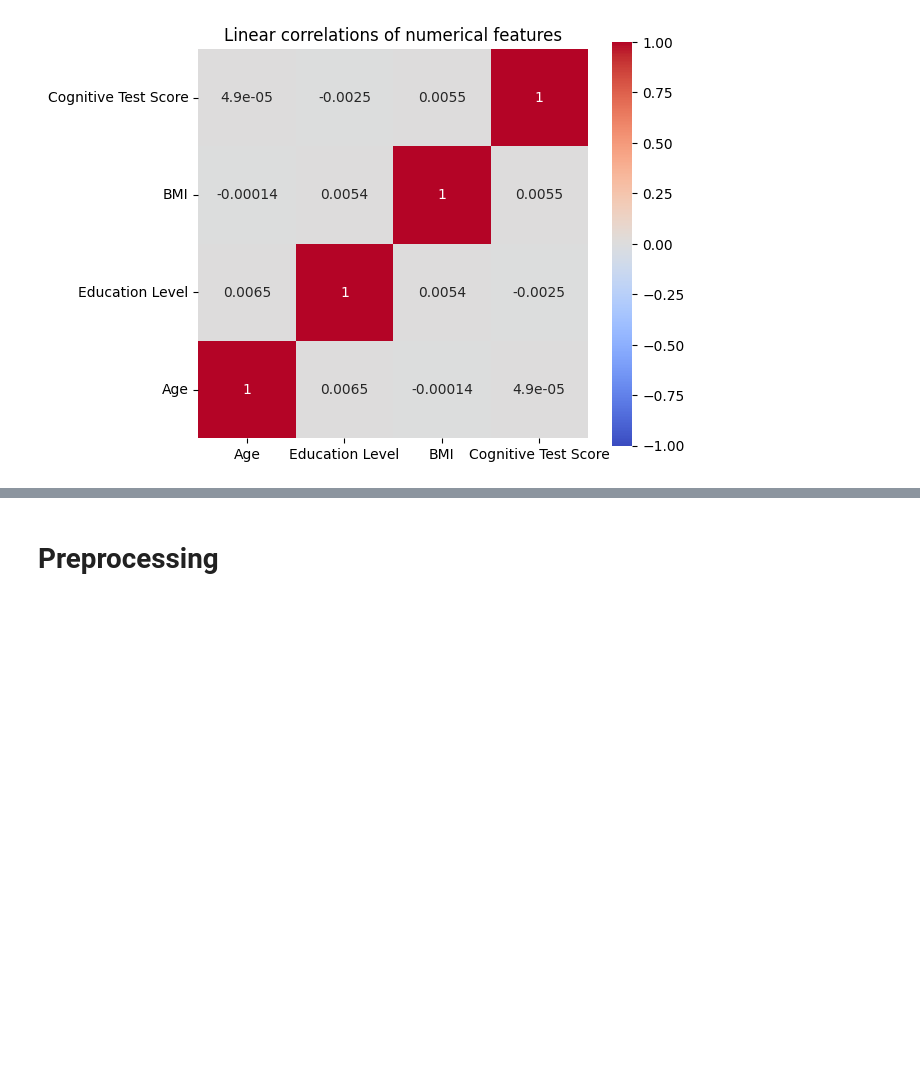
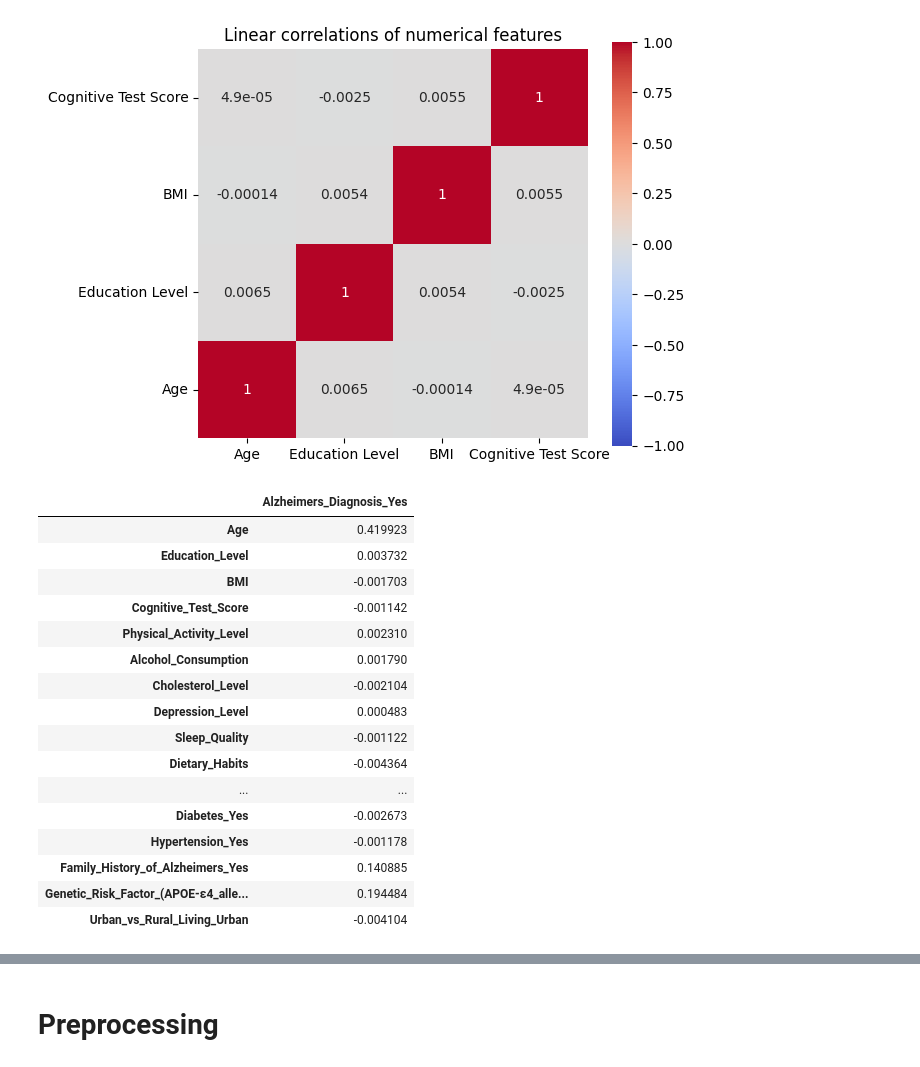
Before and after one commit to DVDMVN/STT811_ALZ_PROJ, a Jupyter notebook: master_notebook.ipynb, the cells around one changed output, grey strips where cells are left out. Cells and saved outputs as stored; diff of their text form; code cells hidden in the pictures; blank space fills up the shorter version.

```diff
--- a/master_notebook.ipynb
+++ b/master_notebook.ipynb
@@ -117,3 +104,23 @@ plt.tight_layout()
 plt.show()
 # %% [output]
 [figure]
+# %%
+alzheimers_encoded.select_dtypes(include="number").corr()[['Alzheimers_Diagnosis_Yes']].drop('Alzheimers_Diagnosis_Yes', axis = 0)
+# %% [output]
+|  | Alzheimers_Diagnosis_Yes |
+| Age | 0.419923 |
+| Education_Level | 0.003732 |
+| BMI | -0.001703 |
+| Cognitive_Test_Score | -0.001142 |
+| Physical_Activity_Level | 0.002310 |
+| Alcohol_Consumption | 0.001790 |
+| Cholesterol_Level | -0.002104 |
+| Depression_Level | 0.000483 |
+| Sleep_Quality | -0.001122 |
+| Dietary_Habits | -0.004364 |
+| ... | ... |
+| Diabetes_Yes | -0.002673 |
+| Hypertension_Yes | -0.001178 |
+| Family_History_of_Alzheimers_Yes | 0.140885 |
+| Genetic_Risk_Factor_(APOE-ε4_alle... | 0.194484 |
+| Urban_vs_Rural_Living_Urban | -0.004104 |
```
Also changed, not shown: parts of 8 cells of this notebook, 3 other files.
